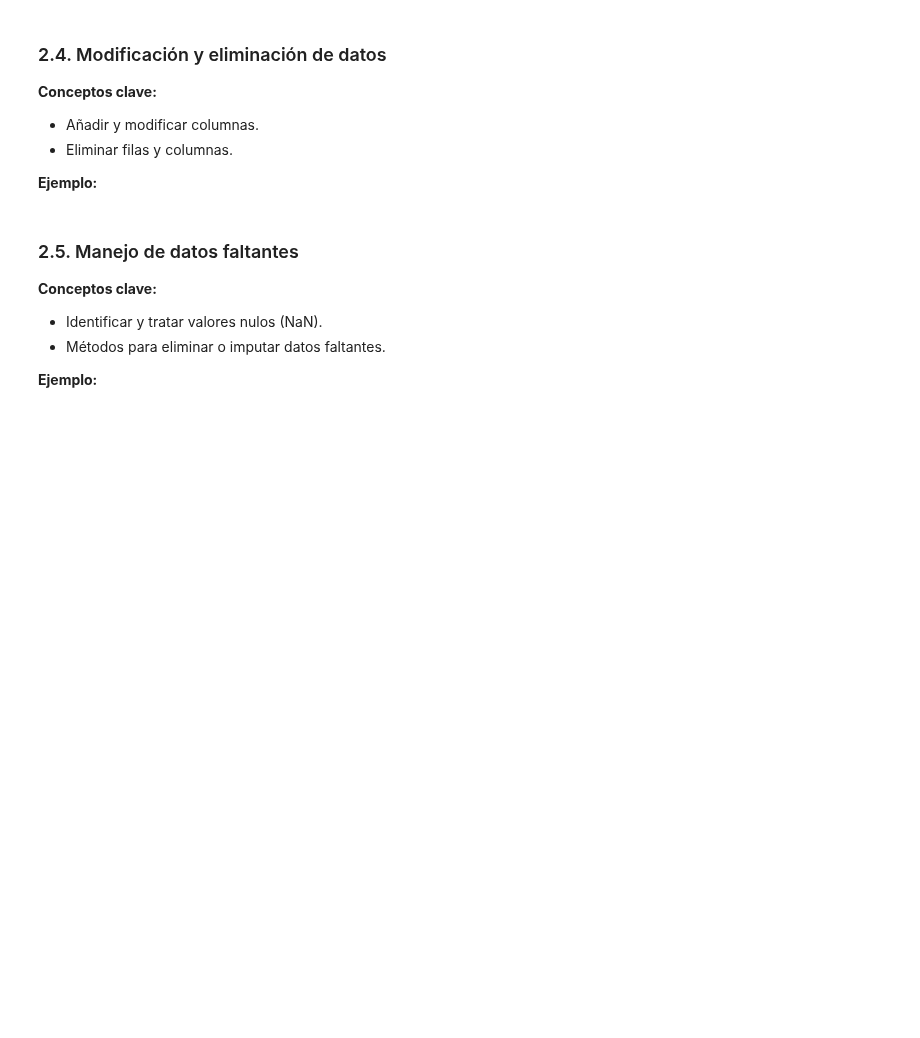
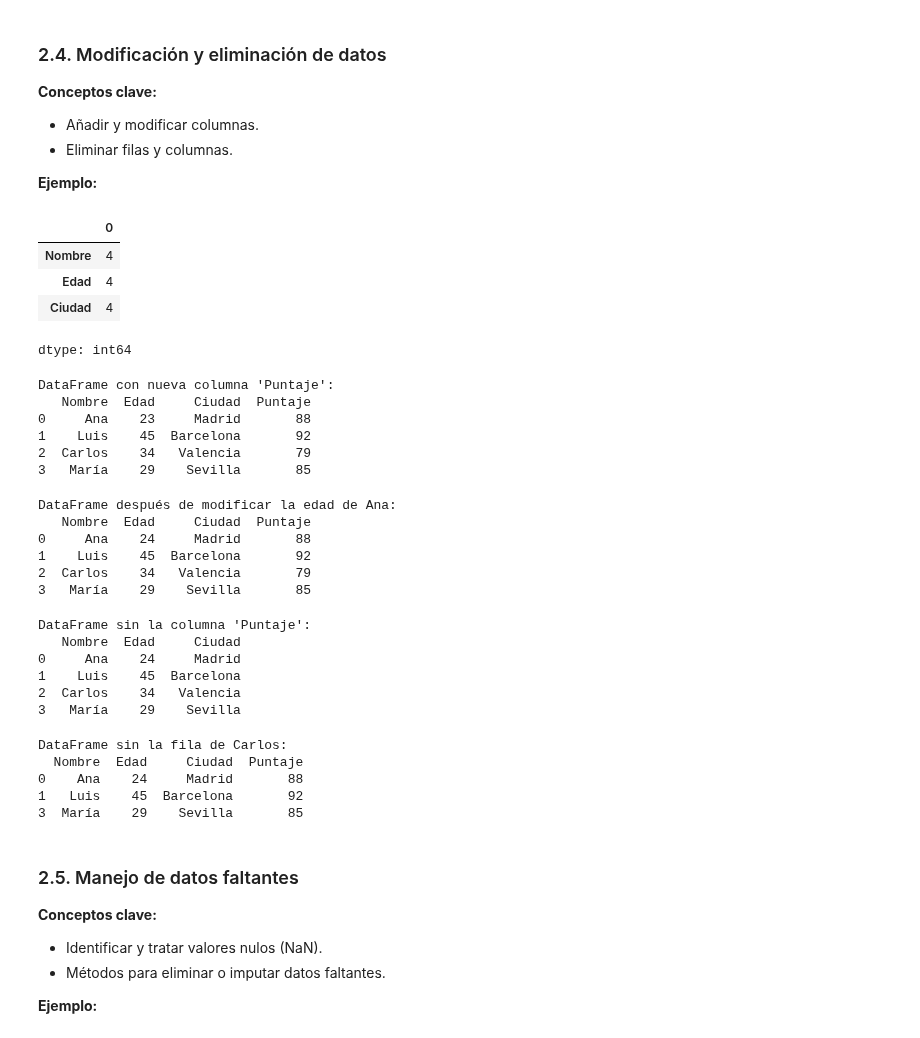
Before and after one commit to pipaber/Python-Programming101, a Jupyter notebook: 01_Introduccion_a_Python/07_Manipulación_de_Datos_con_Pandas.ipynb, the cells around one changed output. Drawn from its saved outputs; the diff is of its cells as text; code cells hidden in the pictures; blank space fills up the shorter version.

```diff
--- a/01_Introduccion_a_Python/07_Manipulación_de_Datos_con_Pandas.ipynb
+++ b/01_Introduccion_a_Python/07_Manipulación_de_Datos_con_Pandas.ipynb
@@ -344,26 +416,69 @@ print(df_ordenado_ciudad_edad)
 - Eliminar filas y columnas.
 
 **Ejemplo:**
+# %%
+data = {
+    'Nombre': ['Ana', 'Luis', 'Carlos', 'María'],
+    'Edad': [23, 45, 34, 29],
+    'Ciudad': ['Madrid', 'Barcelona', 'Valencia', 'Sevilla']
+}
+
+df = pd.DataFrame(data)
+# %%
+df.apply(lambda x: x.count())
+# %% [output]
+|  | 0 |
+| Nombre | 4 |
+| Edad | 4 |
+| Ciudad | 4 |
+dtype: int64
 # %%
 # Añadir una nueva columna
 df['Puntaje'] = [88, 92, 79, 85]
 print("\nDataFrame con nueva columna 'Puntaje':")
 print(df)
+# %% [output]
+DataFrame con nueva columna 'Puntaje':
+   Nombre  Edad     Ciudad  Puntaje
+0     Ana    23     Madrid       88
+1    Luis    45  Barcelona       92
+2  Carlos    34   Valencia       79
+3   María    29    Sevilla       85
 # %%
 # Modificar valores
 df.loc[df['Nombre'] == 'Ana', 'Edad'] = 24
 print("\nDataFrame después de modificar la edad de Ana:")
 print(df)
+# %% [output]
+DataFrame después de modificar la edad de Ana:
+   Nombre  Edad     Ciudad  Puntaje
+0     Ana    24     Madrid       88
+1    Luis    45  Barcelona       92
+2  Carlos    34   Valencia       79
+3   María    29    Sevilla       85
 # %%
 # Eliminar una columna
 df_sin_puntaje = df.drop('Puntaje', axis=1)
 print("\nDataFrame sin la columna 'Puntaje':")
 print(df_sin_puntaje)
+# %% [output]
+DataFrame sin la columna 'Puntaje':
+   Nombre  Edad     Ciudad
+0     Ana    24     Madrid
+1    Luis    45  Barcelona
+2  Carlos    34   Valencia
+3   María    29    Sevilla
 # %%
 # Eliminar una fila
 df_sin_fila = df.drop(2)  # Eliminar la fila con índice 2
 print("\nDataFrame sin la fila de Carlos:")
 print(df_sin_fila)
+# %% [output]
+DataFrame sin la fila de Carlos:
+  Nombre  Edad     Ciudad  Puntaje
+0    Ana    24     Madrid       88
+1   Luis    45  Barcelona       92
+3  María    29    Sevilla       85
 # %% [markdown]
 ### 2.5. Manejo de datos faltantes
 
```
Also changed, not shown: parts of 15 cells of this notebook.
